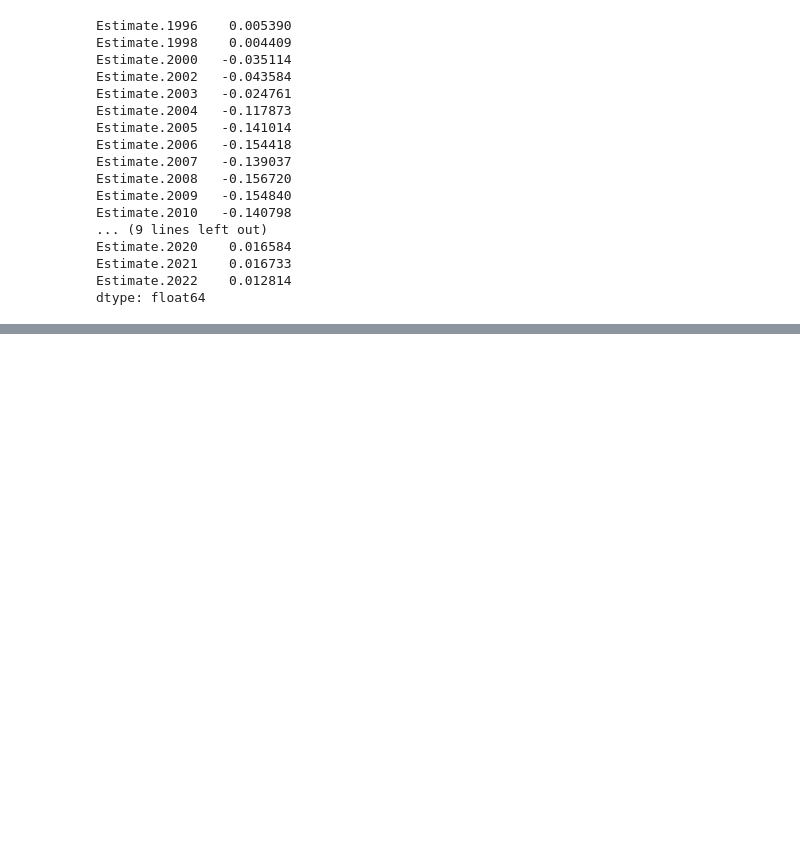
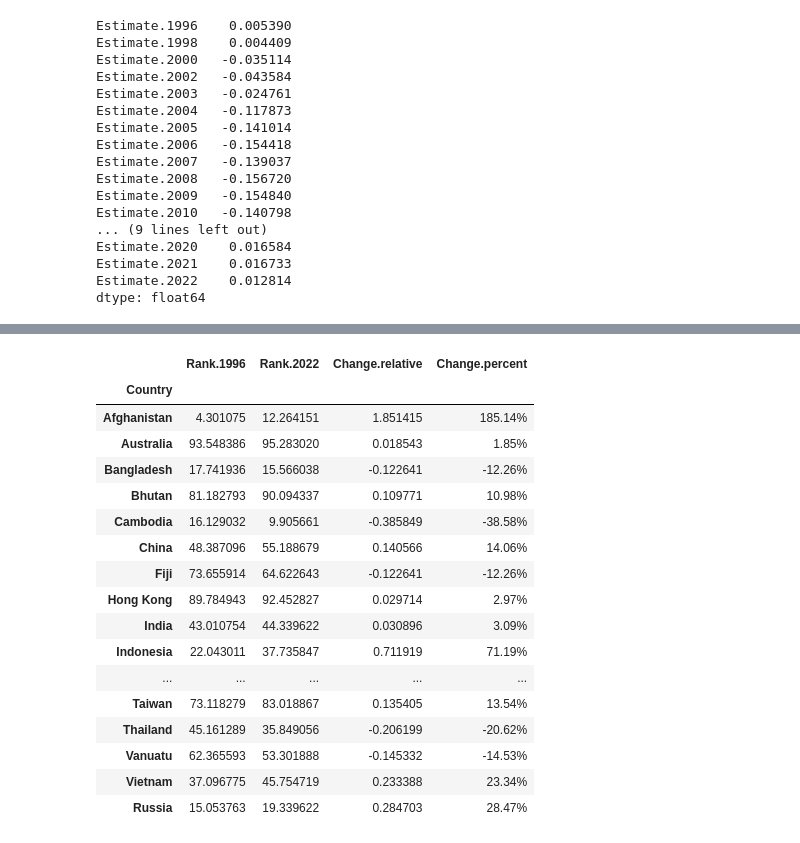
Before and after one commit to Trickster2038/BMSTU-M2-ML-METHODS, a Jupyter notebook: hw1/hw1.ipynb, the cells around one changed output, grey strips where cells are left out. Drawn from its saved outputs; the diff is of its cells as text; code cells hidden in the pictures; blank space fills up the shorter version.

```diff
--- a/hw1/hw1.ipynb
+++ b/hw1/hw1.ipynb
@@ -203,0 +212,3 @@ Index(['Code', 'Region', 'Estimate', 'StdErr', 'NumSrc', 'Rank', 'Lower',
+# %%
+df_rank_change = pd.concat([df_region.filter(regex='Rank'), df_russia.filter(regex='Rank')], axis=0)
+df_rank_change.head()
@@ -203,0 +224,27 @@ Index(['Code', 'Region', 'Estimate', 'StdErr', 'NumSrc', 'Rank', 'Lower',
+# %%
+#вывод процент изменения относительно 1996-го года и 2022-го
+# изменение в долях от единицы
+procent_change = df_rank_change.filter(items=['Rank.1996','Rank.2022']).copy().pct_change(axis=1)['Rank.2022']
+procent_change_readable = procent_change.map(lambda x: "{:.2f}%".format(x*100)) # перевод из долей в проценты
+procent_change_concat = pd.concat([df_rank_change[['Rank.1996','Rank.2022']], procent_change, procent_change_readable], axis=1)
+procent_change_concat.columns = ['Rank.1996','Rank.2022', "Change.relative", "Change.percent"]
+procent_change_concat
+# %% [output]
+|  | Rank.1996 | Rank.2022 | Change.relative | Change.percent |
+| Country |  |  |  |  |
+| Afghanistan | 4.301075 | 12.264151 | 1.851415 | 185.14% |
+| Australia | 93.548386 | 95.283020 | 0.018543 | 1.85% |
+| Bangladesh | 17.741936 | 15.566038 | -0.122641 | -12.26% |
+| Bhutan | 81.182793 | 90.094337 | 0.109771 | 10.98% |
+| Cambodia | 16.129032 | 9.905661 | -0.385849 | -38.58% |
+| China | 48.387096 | 55.188679 | 0.140566 | 14.06% |
+| Fiji | 73.655914 | 64.622643 | -0.122641 | -12.26% |
+| Hong Kong | 89.784943 | 92.452827 | 0.029714 | 2.97% |
+| India | 43.010754 | 44.339622 | 0.030896 | 3.09% |
+| Indonesia | 22.043011 | 37.735847 | 0.711919 | 71.19% |
+| ... | ... | ... | ... | ... |
+| Taiwan | 73.118279 | 83.018867 | 0.135405 | 13.54% |
+| Thailand | 45.161289 | 35.849056 | -0.206199 | -20.62% |
+| Vanuatu | 62.365593 | 53.301888 | -0.145332 | -14.53% |
+| Vietnam | 37.096775 | 45.754719 | 0.233388 | 23.34% |
+| Russia | 15.053763 | 19.339622 | 0.284703 | 28.47% |
```
Also changed, not shown: parts of 11 cells of this notebook.
